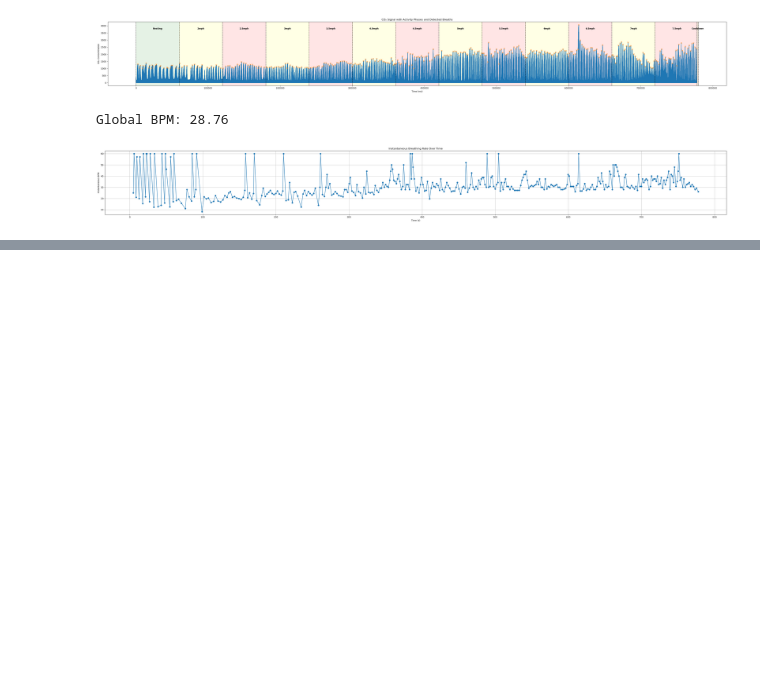
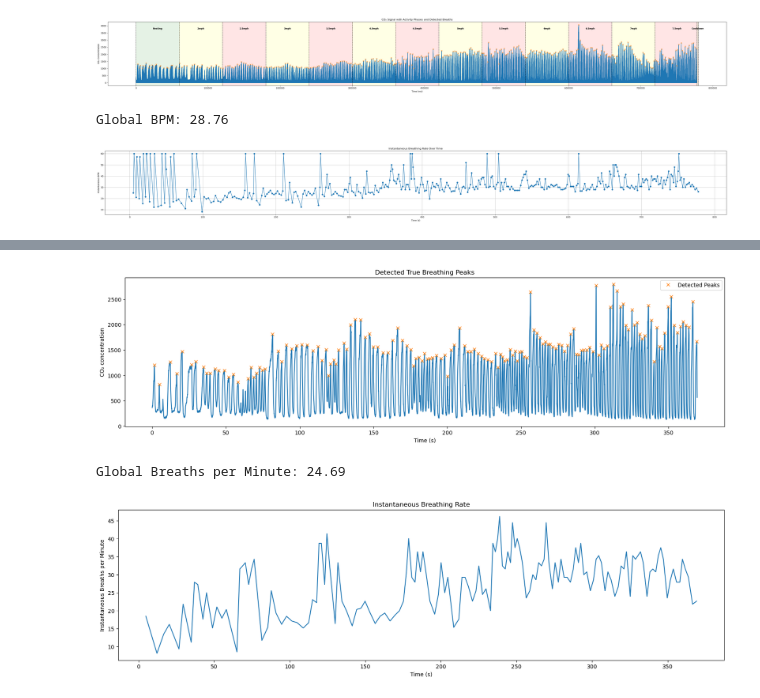
Before and after one commit to jayy-gan/fuzzy-invention, a Jupyter notebook: data-processing.ipynb, the cells around one changed output, grey strips where cells are left out. Cells and saved outputs as stored; diff of their text form; code cells hidden in the pictures; blank space fills up the shorter version.

```diff
--- a/data-processing.ipynb
+++ b/data-processing.ipynb
@@ -672,6 +672,6 @@ plt.show()
 Global BPM: 28.76
 [figure]
 # %%
-path2 =
+path2 = "/Users/kaanborekci/Library/CloudStorage/OneDrive-NorthwesternUniversity/BME_390-1_Phrenic_Nerve/QUARTER 3/Data Analysis Code/log_01.csv"
 df_29_2 = pd.read_csv(path2)
 df_29_2
@@ -678,6 +692,13 @@ df_29_2
 # %%
-time =
-co2_signal =
+time = df_29_2["Time(ms)"].iloc[4::5].tolist()
+# co2_signal = df_29_2["CO2"]
+co2_signal = df_29_2['CO2'].iloc[4::5].tolist()
+time = [round(i * 0.001, 2) for i in time]
+
+co2_signal = pd.DataFrame(co2_signal, columns=['CO2'])
+co2_signal = co2_signal['CO2']
+time = pd.DataFrame(time, columns=['Time(ms)'])
+time = time['Time(ms)']
 # %%
 import pandas as pd
 import numpy as np
@@ -689,35 +710,39 @@ from scipy.signal import find_peaks
 # co2_df['co2']  --> CO2 concentration
 
 # 1. Detect Peaks directly on the raw CO2 signal, now with prominence
-prominence_value = 1000  # Adjust this based on your data
-peaks, _ = find_peaks(co2_signal, distance=100, prominence=prominence_value)
+prominence_value = 500  # Adjust this based on your data
+peaks, _ = find_peaks(co2_signal, distance=5, prominence=prominence_value)
 # distance = 20 samples = 1 second minimum between peaks at 20 Hz
 
 # 2. Plot to verify peak detection
-plt.figure(figsize=(30, 5))  # Wider figure for stretched x-axis
+plt.figure(figsize=(20, 5))  # Wider figure for stretched x-axis
 plt.plot(time, co2_signal)
 plt.plot(time.iloc[peaks], co2_signal.iloc[peaks], "x", label="Detected Peaks")
 plt.xlabel('Time (s)')
 plt.ylabel('CO₂ concentration')
 plt.title('Detected True Breathing Peaks')
 plt.legend()
 plt.show()
 
 # 3. Calculate Global BPM (breaths per minute)
 total_time_minutes = (time.iloc[-1] - time.iloc[0]) / 60
 total_breaths = len(peaks)
 bpm_global = total_breaths / total_time_minutes
 print(f"Global Breaths per Minute: {bpm_global:.2f}")
 
 # 4. Calculate Instantaneous BPM (optional)
 peak_times = time.iloc[peaks].values
 intervals_sec = np.diff(peak_times)  # time between peaks (seconds)
 instantaneous_bpm = 60 / intervals_sec  # convert to bpm
 
 # Plot instantaneous BPM (optional)
-plt.figure(figsize=(30,5))
+plt.figure(figsize=(20,5))
 plt.plot(peak_times[1:], instantaneous_bpm)
 plt.xlabel('Time (s)')
 plt.ylabel('Instantaneous Breaths per Minute')
 plt.title('Instantaneous Breathing Rate')
 plt.show()
+# %% [output]
+[figure, added]
+Global Breaths per Minute: 24.69
+[figure, added]
```
Also changed, not shown: parts of 1 cell of this notebook.
